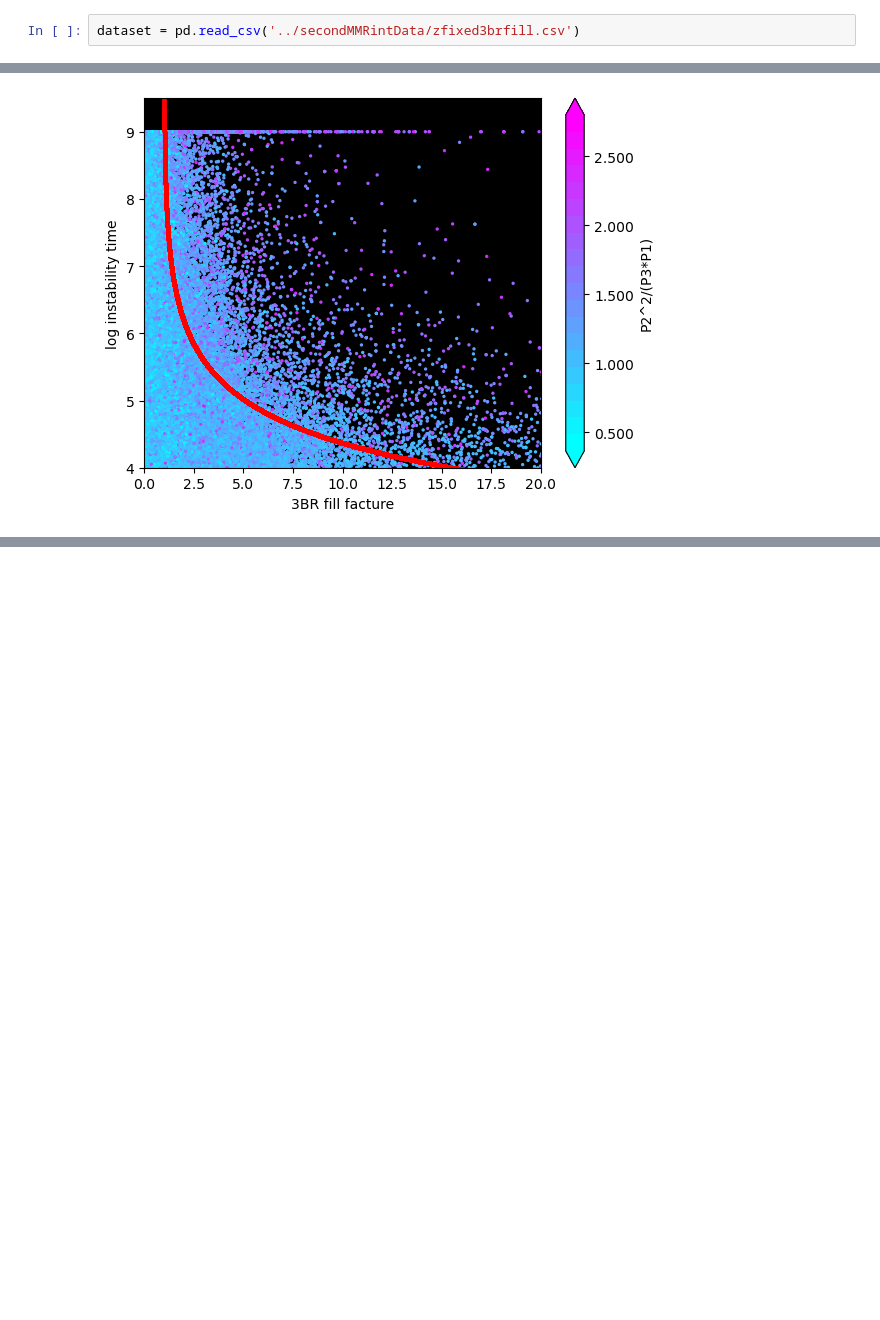
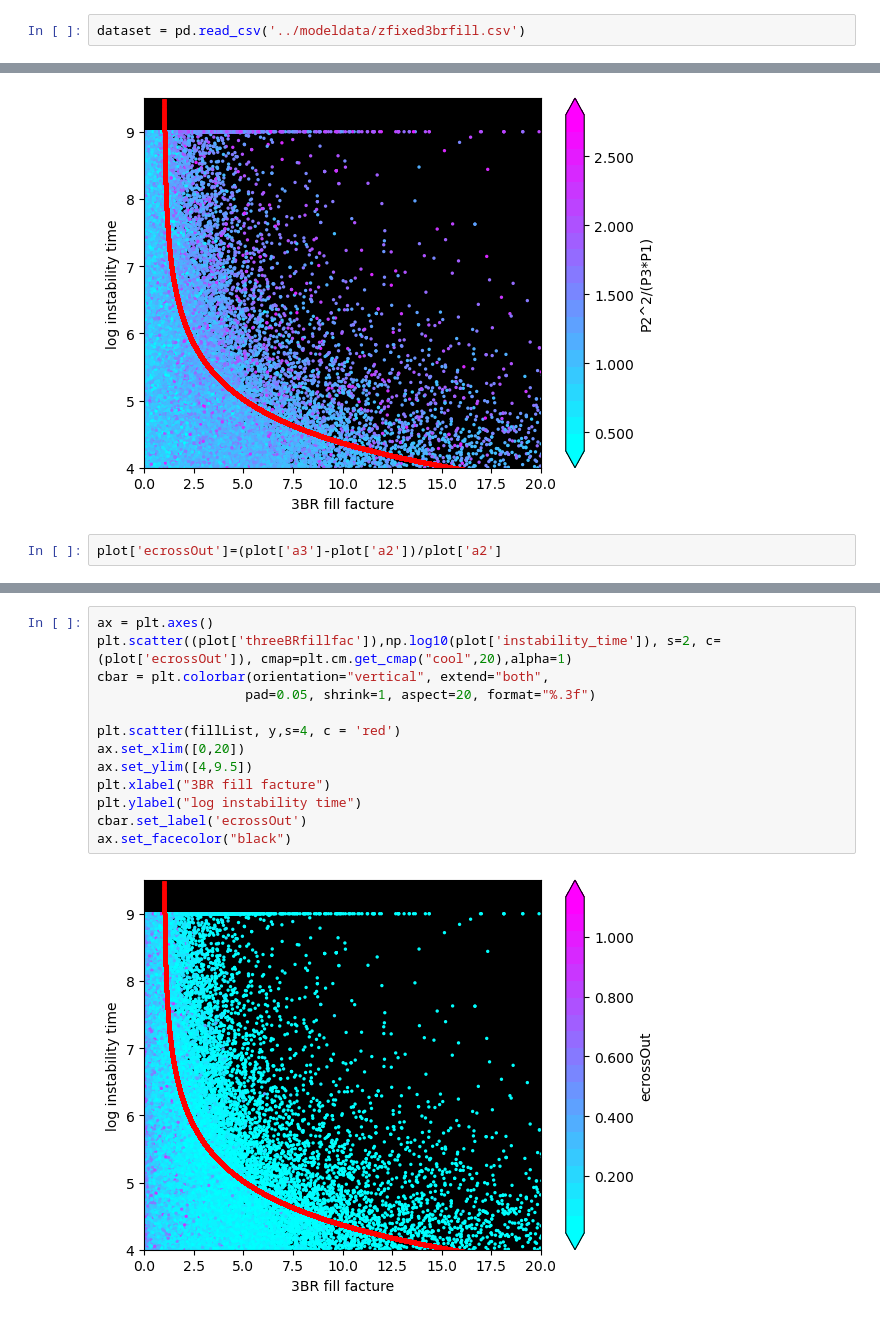
Before and after one commit to Ethadhani/summerSPOCK, a Jupyter notebook: datafilt/graph.ipynb, the cells around one changed output, grey strips where cells are left out. Cells and saved outputs as stored; diff of their text form; blank space fills up the shorter version.

```diff
--- a/datafilt/graph.ipynb
+++ b/datafilt/graph.ipynb
@@ -4,7 +4,7 @@ import numpy as np
 import matplotlib.pyplot as plt
 import matplotlib_inline
 # %%
-dataset = pd.read_csv('../secondMMRintData/zfixed3brfill.csv')
+dataset = pd.read_csv('../modeldata/zfixed3brfill.csv')
 # %%
 dataset
 # %% [output]
@@ -98,3 +95,5 @@ cbar.set_label('P2^2/(P3*P1)')
 ax.set_facecolor("black")
 # %% [output]
 [figure]
+# %%
+plot['ecrossOut']=(plot['a3']-plot['a2'])/plot['a2']
@@ -100,0 +115,15 @@ ax.set_facecolor("black")
+# %%
+ax = plt.axes()
+plt.scatter((plot['threeBRfillfac']),np.log10(plot['instability_time']), s=2, c=(plot['ecrossOut']), cmap=plt.cm.get_cmap("cool",20),alpha=1)
+cbar = plt.colorbar(orientation="vertical", extend="both",
+                   pad=0.05, shrink=1, aspect=20, format="%.3f")
+
+plt.scatter(fillList, y,s=4, c = 'red')
+ax.set_xlim([0,20])
+ax.set_ylim([4,9.5])
+plt.xlabel("3BR fill facture")
+plt.ylabel("log instability time")
+cbar.set_label('ecrossOut')
+ax.set_facecolor("black")
+# %% [output]
+[figure, added]
```
Also changed, not shown: parts of 5 cells of this notebook, 8 other files.
